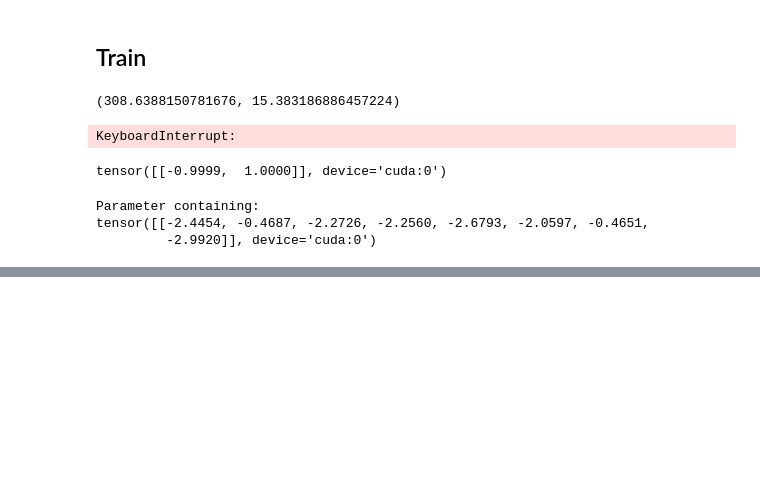
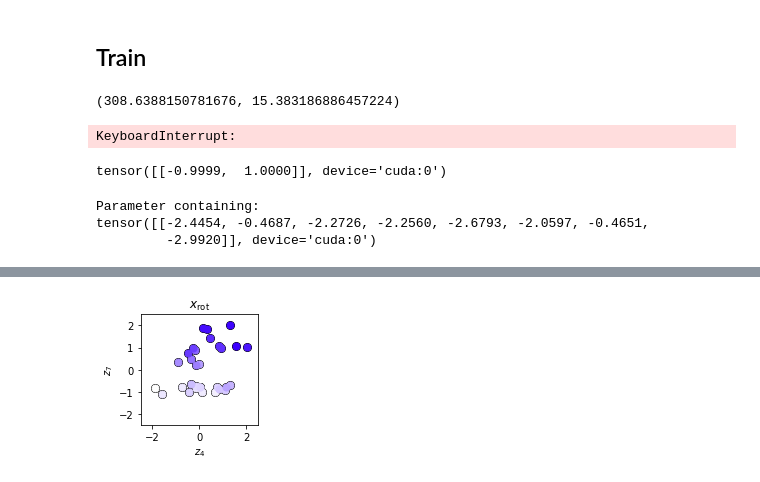
Before and after one commit to isacarnekvist/rl-project, a Jupyter notebook: stitching/train.ipynb, the cells around one changed output, grey strips where cells are left out. Saved outputs shown, nothing was run; the diff lists cells and outputs as text; code cells hidden in the pictures; blank space fills up the shorter version.

Commit message:
extra plots for pushing latent space

```diff
--- a/stitching/train.ipynb
+++ b/stitching/train.ipynb
@@ -592,6 +596,26 @@ plt.show()
 # %% [output]
 [interactive output not drawn]
 [interactive output not drawn]
+# %%
+%matplotlib inline
+from matplotlib.colors import hsv_to_rgb
+
+plt.figure(figsize=(2.5, 2.5))
+for z4, z7, rot_x in zip(z1s_x, z2s_x, xs):
+    plt.plot(z4, z7, 'k.', markersize=16)
+for z4, z7, rot_x in zip(z1s_x, z2s_x, xs):
+    sat = (rot_x - min(xs)) / (max(xs) - min(xs))
+    plt.plot(z4, z7, '.', markersize=14, color=hsv_to_rgb((180 / 255, sat, 1.0)))
+plt.xlim(-2.5, 2.5)
+plt.ylim(-2.5, 2.5)
+plt.xlabel('$z_4$')
+plt.ylabel('$z_7$')
+plt.title(r'$x_\mathrm{rot}$')
+plt.tight_layout()
+plt.savefig('/home/isacar/workspace/icra2019/figures/pushing_latent_2d_plot.pdf')
+plt.show()
+# %% [output]
+[figure, added]
 # %%
 fig = plt.figure(figsize=(3, 2.5))
 ax = fig.add_subplot(111, projection='3d')
```
Also changed, not shown: parts of 3 cells of this notebook.
